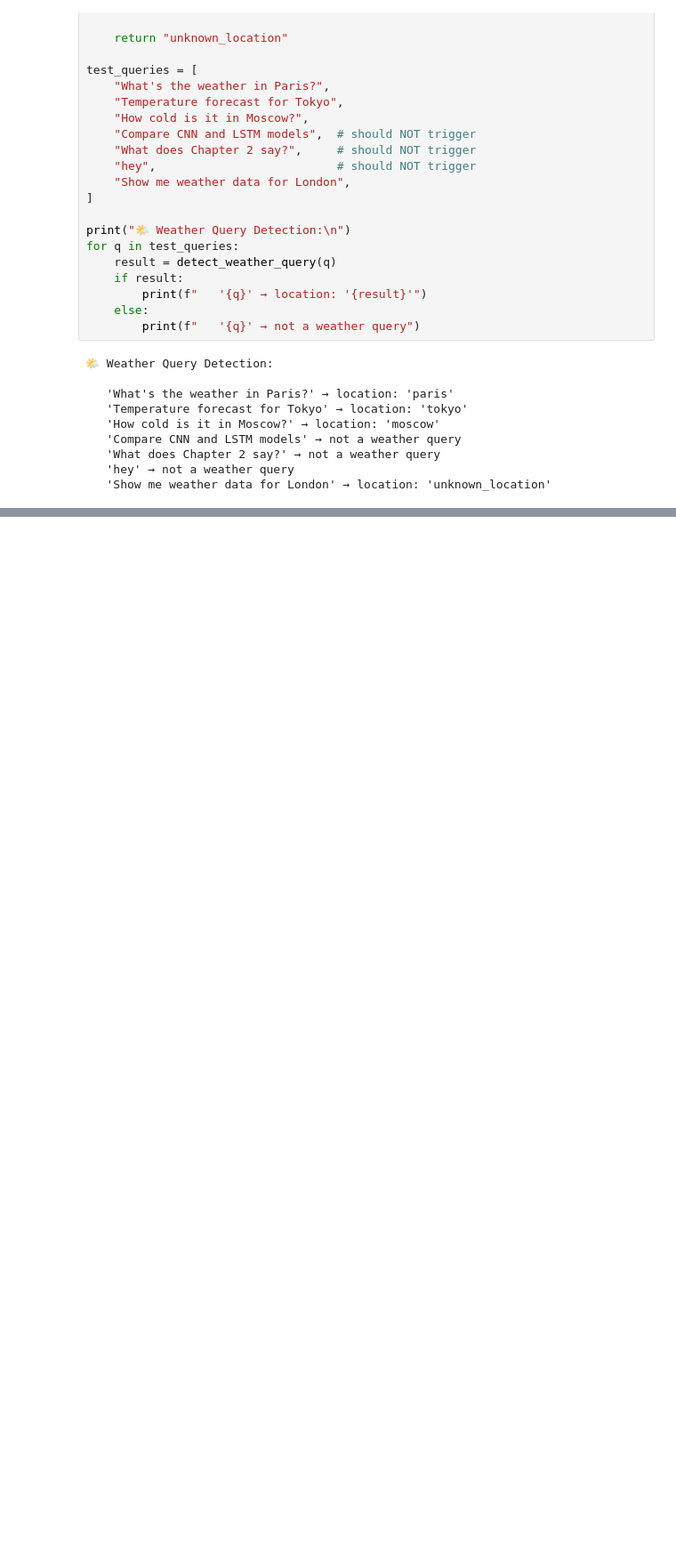
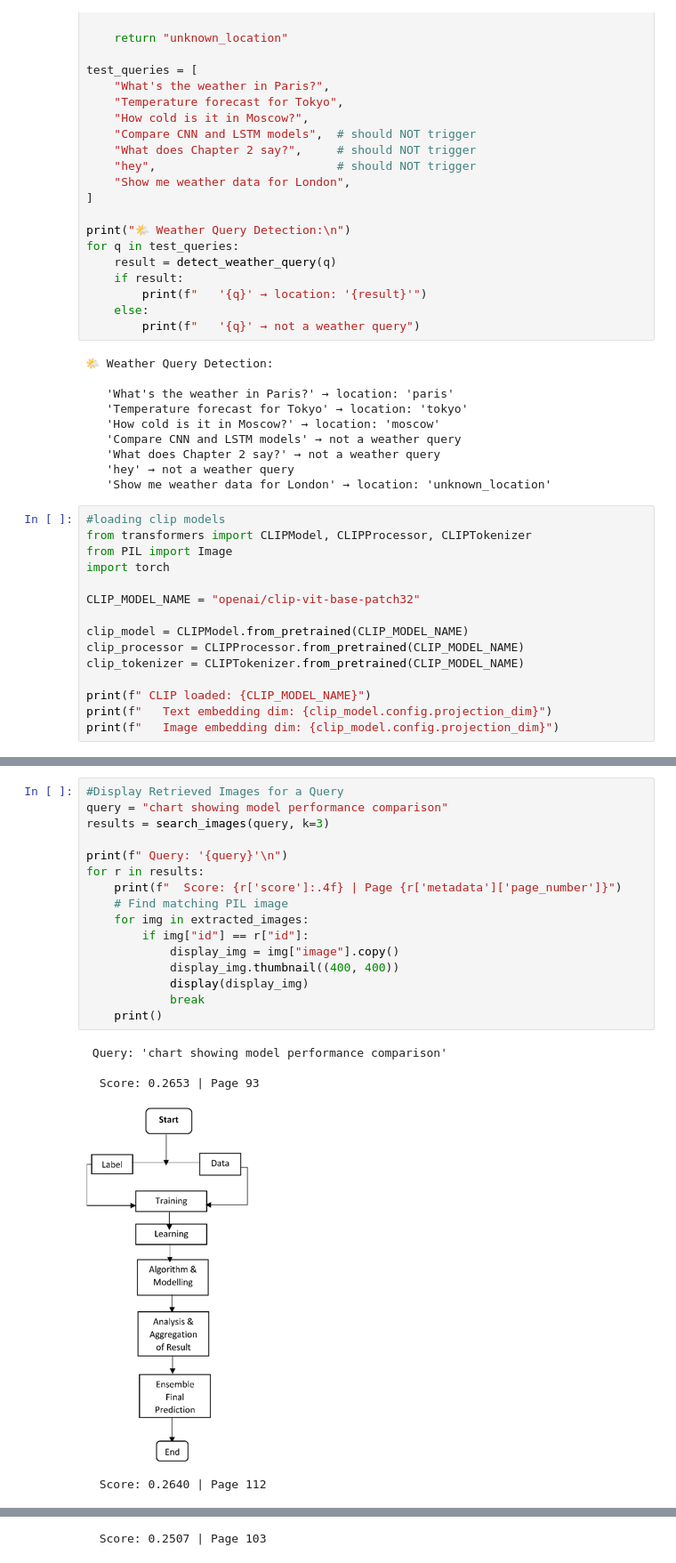
Before and after one commit to Nihal7778/Agentic-AI-RAG-chatbot, a Jupyter notebook: research/trials.ipynb, the cells around one changed output, grey strips where cells are left out. Shown at 89% size. Cells and saved outputs as stored; diff of their text form; blank space fills up the shorter version.

```diff
--- a/research/trials.ipynb
+++ b/research/trials.ipynb
@@ -1196,3 +1196,18 @@ for q in test_queries:
    'What does Chapter 2 say?' → not a weather query
    'hey' → not a weather query
    'Show me weather data for London' → location: 'unknown_location'
+# %%
+#loading clip models
+from transformers import CLIPModel, CLIPProcessor, CLIPTokenizer
+from PIL import Image
+import torch
+
+CLIP_MODEL_NAME = "openai/clip-vit-base-patch32"
+
+clip_model = CLIPModel.from_pretrained(CLIP_MODEL_NAME)
+clip_processor = CLIPProcessor.from_pretrained(CLIP_MODEL_NAME)
+clip_tokenizer = CLIPTokenizer.from_pretrained(CLIP_MODEL_NAME)
+
+print(f" CLIP loaded: {CLIP_MODEL_NAME}")
+print(f"   Text embedding dim: {clip_model.config.projection_dim}")
+print(f"   Image embedding dim: {clip_model.config.projection_dim}")
@@ -1198,0 +1478,22 @@ for q in test_queries:
+# %%
+#Display Retrieved Images for a Query
+query = "chart showing model performance comparison"
+results = search_images(query, k=3)
+
+print(f" Query: '{query}'\n")
+for r in results:
+    print(f"  Score: {r['score']:.4f} | Page {r['metadata']['page_number']}")
+    # Find matching PIL image
+    for img in extracted_images:
+        if img["id"] == r["id"]:
+            display_img = img["image"].copy()
+            display_img.thumbnail((400, 400))
+            display(display_img)
+            break
+    print()
+# %% [output]
+ Query: 'chart showing model performance comparison'
+
+  Score: 0.2653 | Page 93
+[figure, added]
+  Score: 0.2640 | Page 112
@@ -1198,0 +1501 @@ for q in test_queries:
+  Score: 0.2507 | Page 103
```
Also changed, not shown: parts of 15 cells of this notebook.
